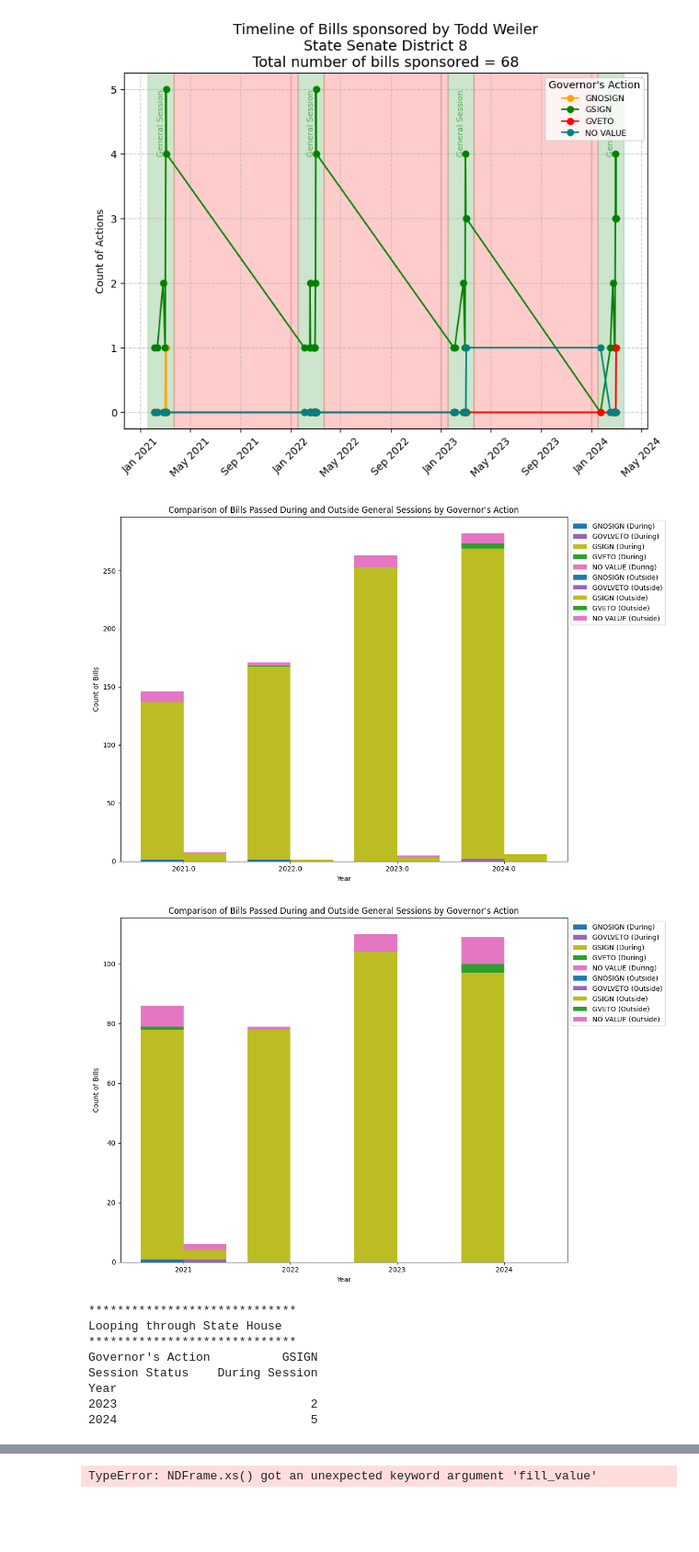
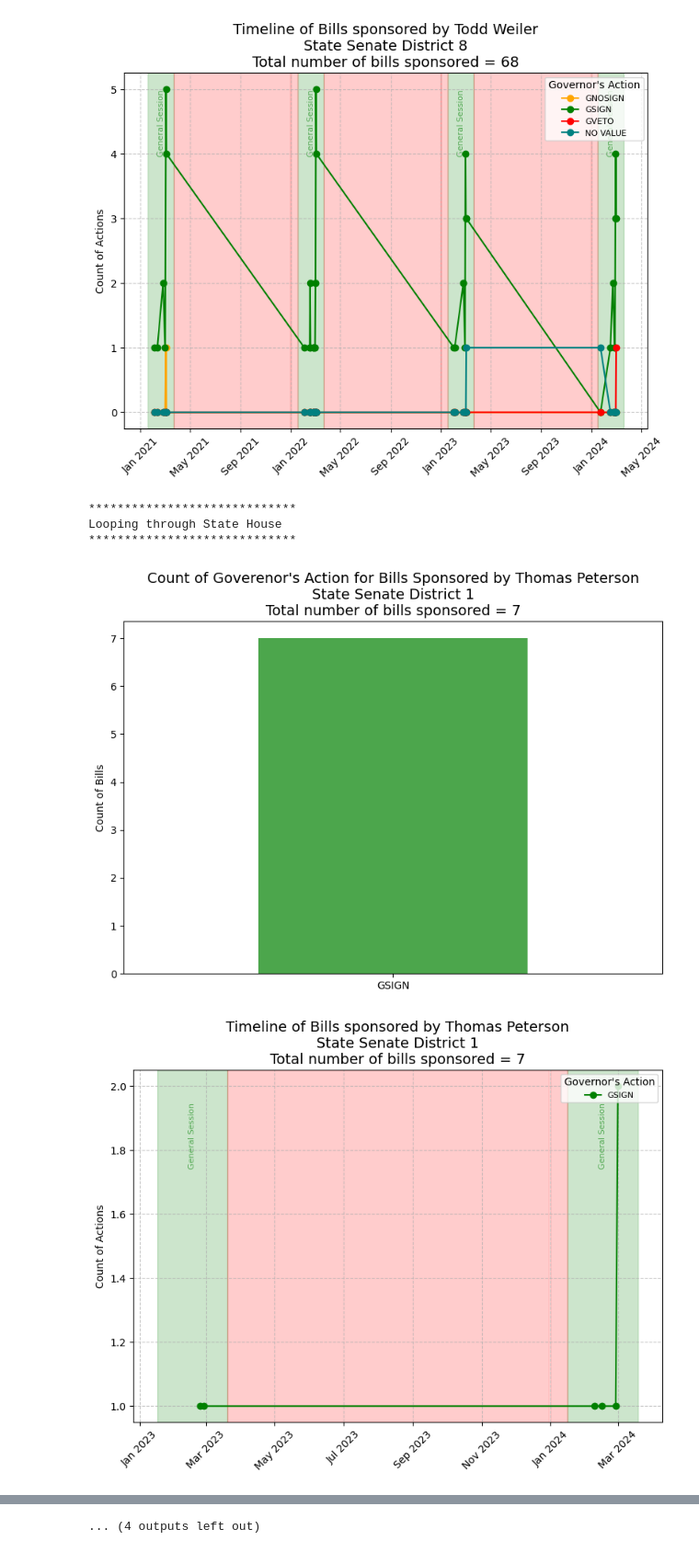
Before and after one commit to CristylePGarrard/ElectionTime, a Jupyter notebook: legislative_branch_kpi.ipynb, the cells around one changed output, grey strips where cells are left out. Shown at 92% size. Drawn from its saved outputs; the diff is of its cells as text; code cells hidden in the pictures; blank space fills up the shorter version.

```diff
--- a/legislative_branch_kpi.ipynb
+++ b/legislative_branch_kpi.ipynb
@@ -1297,32 +1507,6 @@ Looping through State Senate
 [figure]
 [figure]
 [figure]
-# %%
-years = range(2020, 2024 + 1)
-session_dates = {year: (get_general_session_start_date(year), get_general_session_end_date(year)) for year in years}
-
-state_house = merged_df.loc[merged_df['Office'] == 'State House']
-
-classified_bills = classify_bills_by_session_status(state_house, session_dates)
-
-summary = aggregate_bills_by_action(classified_bills)
-
-plot_session_comparison_chart(summary)
-# %% [output]
-[figure, removed]
-# %%
-years = range(2020, 2024 + 1)
-session_dates = {year: (get_general_session_start_date(year), get_general_session_end_date(year)) for year in years}
-
-state_senate = merged_df.loc[merged_df['Office'] == 'State Senate']
-
-classified_bills = classify_bills_by_session_status(state_senate, session_dates)
-
-summary = aggregate_bills_by_action(classified_bills)
-
-plot_session_comparison_chart(summary)
-# %% [output]
-[figure, removed]
 # %%
 # Existing color maps and settings
 color_map = {
@@ -1363,6 +1547,7 @@ base_drive_path = '/content/drive/My Drive/ut_pol/bill_charts'
 print('*****************************\nLooping through State House\n*****************************')
 state_house = merged_df.loc[merged_df['Office'] == 'State House']
 
+count = 3
 for candidate in state_house['Name on Ballot'].unique():
     # Filter bills for the current candidate
     candidate_bills = state_house[state_house['Name on Ballot'] == candidate]
@@ -1373,54 +1558,47 @@ for candidate in state_house['Name on Ballot'].unique():
                           color_map=color_map,
                           print_info=False,
                           save_chart=False,
-                          show_chart=False)
+                          show_chart=True)
 
     # Timeline #
     timeline_gov_actions(df=candidate_bills,
                          name_on_ballot=candidate,
                          color_map=color_map,
                          print_info=False,
                          save_chart=False,
-                         show_chart=False)
+                         show_chart=True)
 
     # Treemap #
     treemap_bill_categories(df=candidate_bills,
                             name_on_ballot=candidate,
                             color_map=treemap_colormap,
                             print_info=False,
                             save_chart=False,
-                            show_chart=False)
+                            show_chart=True)
 
     # Wordcloud #
     wordcloud_bill_titles(df=candidate_bills,
                           name_on_ballot=candidate,
                           color_map=wordcloud_colors,
                           num_words=limit_cloud_words,
                           base_drive_path=base_drive_path,
-                          show_chart=False,
+                          show_chart=True,
                           print_info=False,
                           save_chart=False)
+    # stacked bar chart
+    stacked_bar_chart_gov_actions(df=merged_df,
+                              name_on_ballot=candidate,
+                              color_map=color_map,
+                              print_info=False,
+                              save_chart=False,
+                              show_chart=True)
 
-    if candidate_bills.loc[candidate_bills['Name on Ballot'] == candidate].empty:
-      print(f"No data found for {candidate}")
-    elif candidate_bills.loc[(~candidate_bills['Bill Number'].isna()) & (candidate_bills['Name on Ballot'] == candidate)].empty:
-      print(f"No bills found for {candidate}")
-    else:
-      # Calculate session dates for the current candidate's bills
-      session_dates = {year: (get_general_session_start_date(year), get_general_session_end_date(year)) for year in range(2020, 2024 + 1)}
-      classified_bills = classify_bills_by_session_status(candidate_bills, session_dates)
-
-      # Aggregate data by year, session status, and Governor's Action
-      summary = aggregate_bills_by_action(classified_bills)
-      print(summary)
-      # Plot the comparison stacked bar chart
-      plot_session_comparison_chart(summary)
+    count = count -1
+    if count == 0:
+      break
 # %% [output]
 *****************************
 Looping through State House
 *****************************
-Governor's Action          GSIGN
-Session Status    During Session
-Year
-2023                           2
-2024                           5
+[figure, added]
+[figure, added]
@@ -1427 +1614 @@ Year
-TypeError: NDFrame.xs() got an unexpected keyword argument 'fill_value'
+... (4 outputs left out)
```
Also changed, not shown: parts of 18 cells of this notebook.
